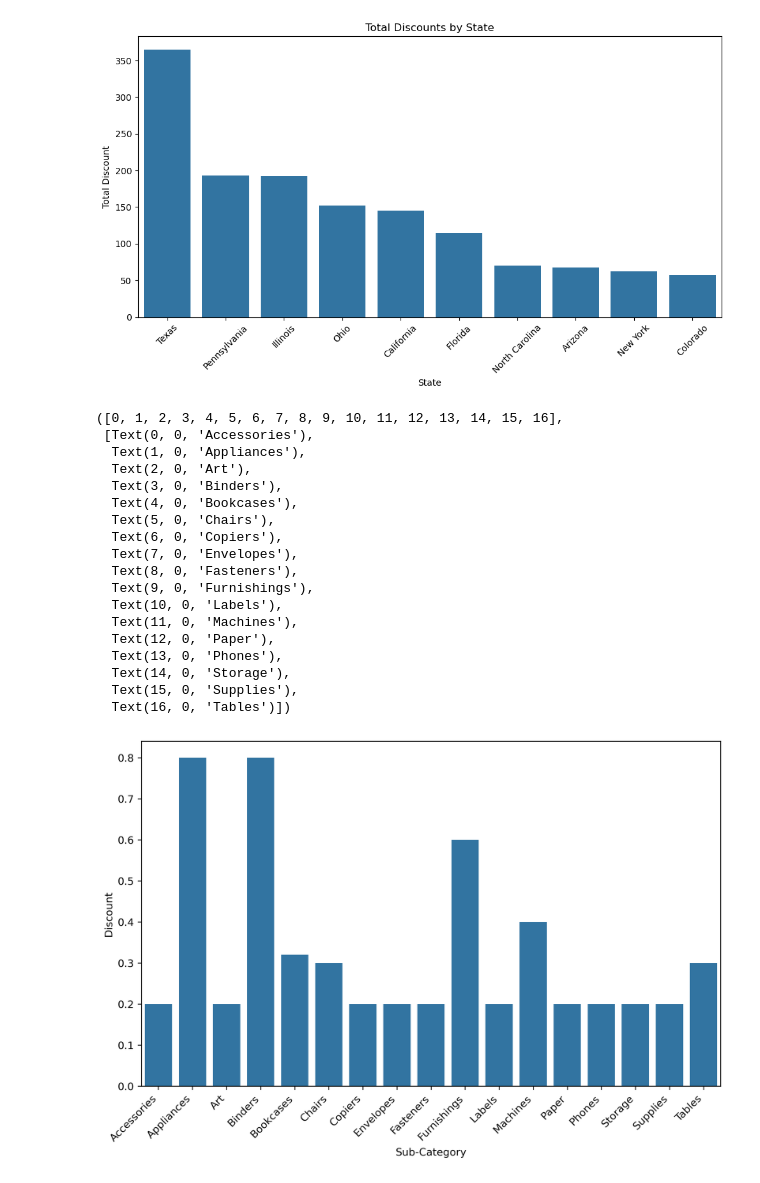
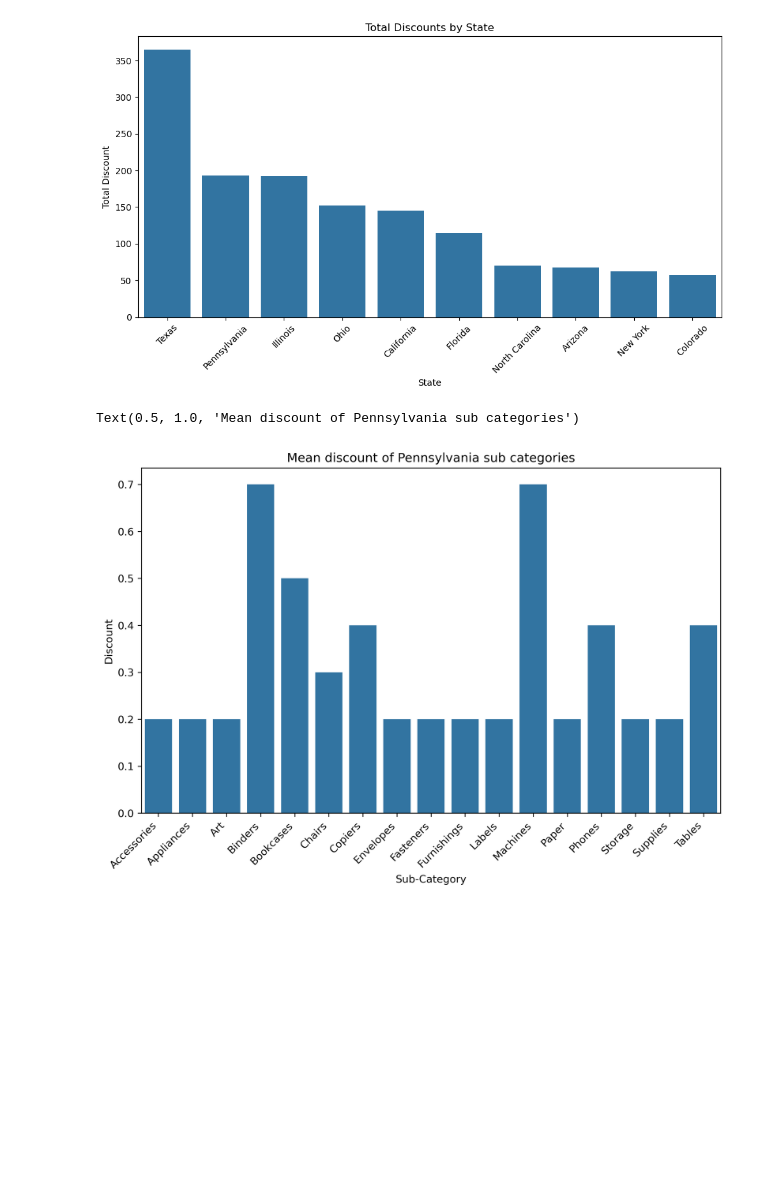
Before and after one commit to enzo253/BI_Analysis, a Jupyter notebook: BI_EDA.ipynb, the cells around one changed output. Saved outputs shown, nothing was run; the diff lists cells and outputs as text; code cells hidden in the pictures; blank space fills up the shorter version.

```diff
--- a/BI_EDA.ipynb
+++ b/BI_EDA.ipynb
@@ -535,29 +535,15 @@ plt.show()
 [figure]
 # %%
 texas_discount = texas_data.groupby('Sub-Category')[['Discount']].mean()
+# %%
+pennsylvania_discount = pennsylvania_data.groupby('Sub-Category')[['Discount']].mean()
 # %%
 texas_discount = texas_discount.reset_index()
 
 plt.figure(figsize=(10,6),dpi=300)
-sns.barplot(data=texas_discount, x='Sub-Category', y='Discount')
+sns.barplot(data=pennsylvania_discount, x='Sub-Category', y='Discount')
 plt.xticks(rotation=45, ha='right')
+plt.title("Mean discount of Pennsylvania sub categories")
 # %% [output]
-([0, 1, 2, 3, 4, 5, 6, 7, 8, 9, 10, 11, 12, 13, 14, 15, 16],
- [Text(0, 0, 'Accessories'),
-  Text(1, 0, 'Appliances'),
-  Text(2, 0, 'Art'),
-  Text(3, 0, 'Binders'),
-  Text(4, 0, 'Bookcases'),
-  Text(5, 0, 'Chairs'),
-  Text(6, 0, 'Copiers'),
-  Text(7, 0, 'Envelopes'),
-  Text(8, 0, 'Fasteners'),
-  Text(9, 0, 'Furnishings'),
-  Text(10, 0, 'Labels'),
-  Text(11, 0, 'Machines'),
-  Text(12, 0, 'Paper'),
-  Text(13, 0, 'Phones'),
-  Text(14, 0, 'Storage'),
-  Text(15, 0, 'Supplies'),
-  Text(16, 0, 'Tables')])
+Text(0.5, 1.0, 'Mean discount of Pennsylvania sub categories')
-[figure, old version]
+[figure, new version]
```
Also changed, not shown: parts of 3 cells of this notebook, 5 other files.
